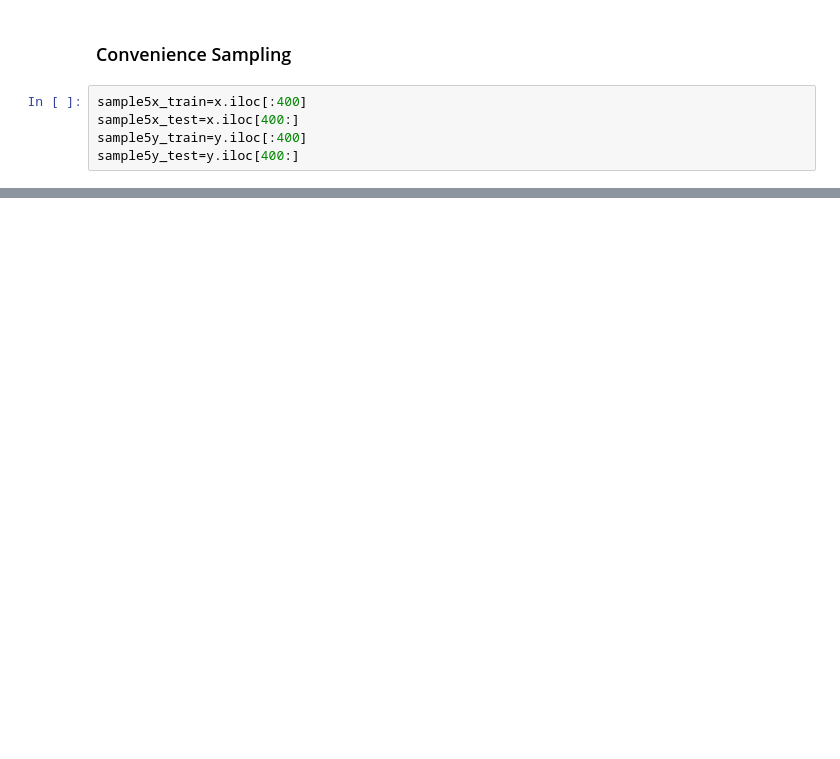
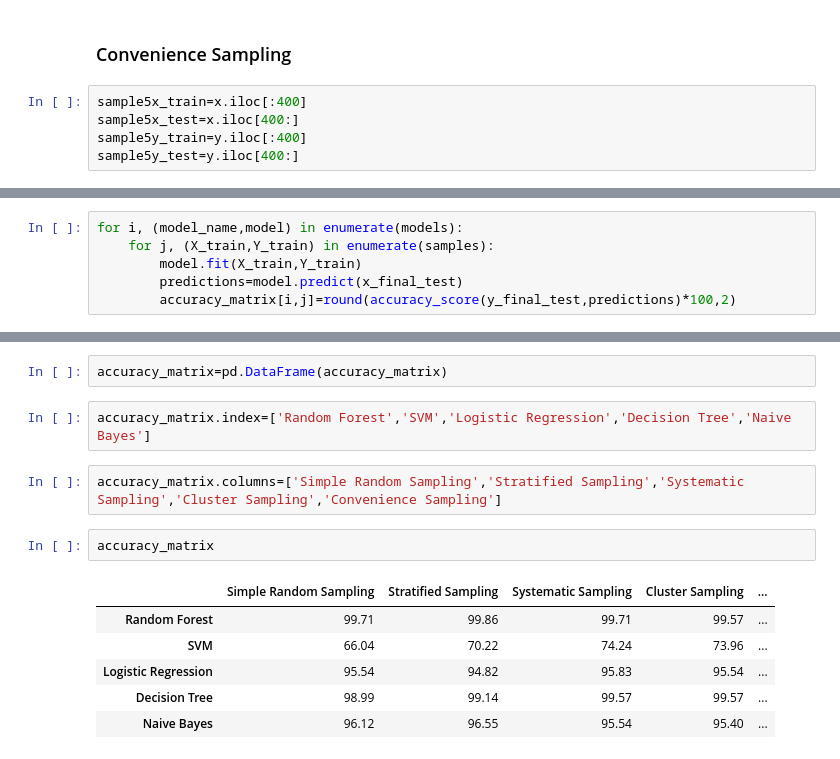
Before and after one commit to Mohit-Bansal-31/Sampling_Assignment, a Jupyter notebook: Sampling.ipynb, the cells around one changed output, grey strips where cells are left out. Cells and saved outputs as stored; diff of their text form; blank space fills up the shorter version.

Commit message:
complete accuracy_matrix

```diff
--- a/Sampling.ipynb
+++ b/Sampling.ipynb
@@ -254,0 +287,6 @@ sample5y_test=y.iloc[400:]
+# %%
+for i, (model_name,model) in enumerate(models):
+    for j, (X_train,Y_train) in enumerate(samples):
+        model.fit(X_train,Y_train)
+        predictions=model.predict(x_final_test)
+        accuracy_matrix[i,j]=round(accuracy_score(y_final_test,predictions)*100,2)
@@ -254,0 +319,15 @@ sample5y_test=y.iloc[400:]
+# %%
+accuracy_matrix=pd.DataFrame(accuracy_matrix)
+# %%
+accuracy_matrix.index=['Random Forest','SVM','Logistic Regression','Decision Tree','Naive Bayes']
+# %%
+accuracy_matrix.columns=['Simple Random Sampling','Stratified Sampling','Systematic Sampling','Cluster Sampling','Convenience Sampling']
+# %%
+accuracy_matrix
+# %% [output]
+|  | Simple Random Sampling | Stratified Sampling | Systematic Sampling | Cluster Sampling | ... |
+| Random Forest | 99.71 | 99.86 | 99.71 | 99.57 | ... |
+| SVM | 66.04 | 70.22 | 74.24 | 73.96 | ... |
+| Logistic Regression | 95.54 | 94.82 | 95.83 | 95.54 | ... |
+| Decision Tree | 98.99 | 99.14 | 99.57 | 99.57 | ... |
+| Naive Bayes | 96.12 | 96.55 | 95.54 | 95.40 | ... |
```
Also changed, not shown: parts of 15 cells of this notebook, 1 other file.
